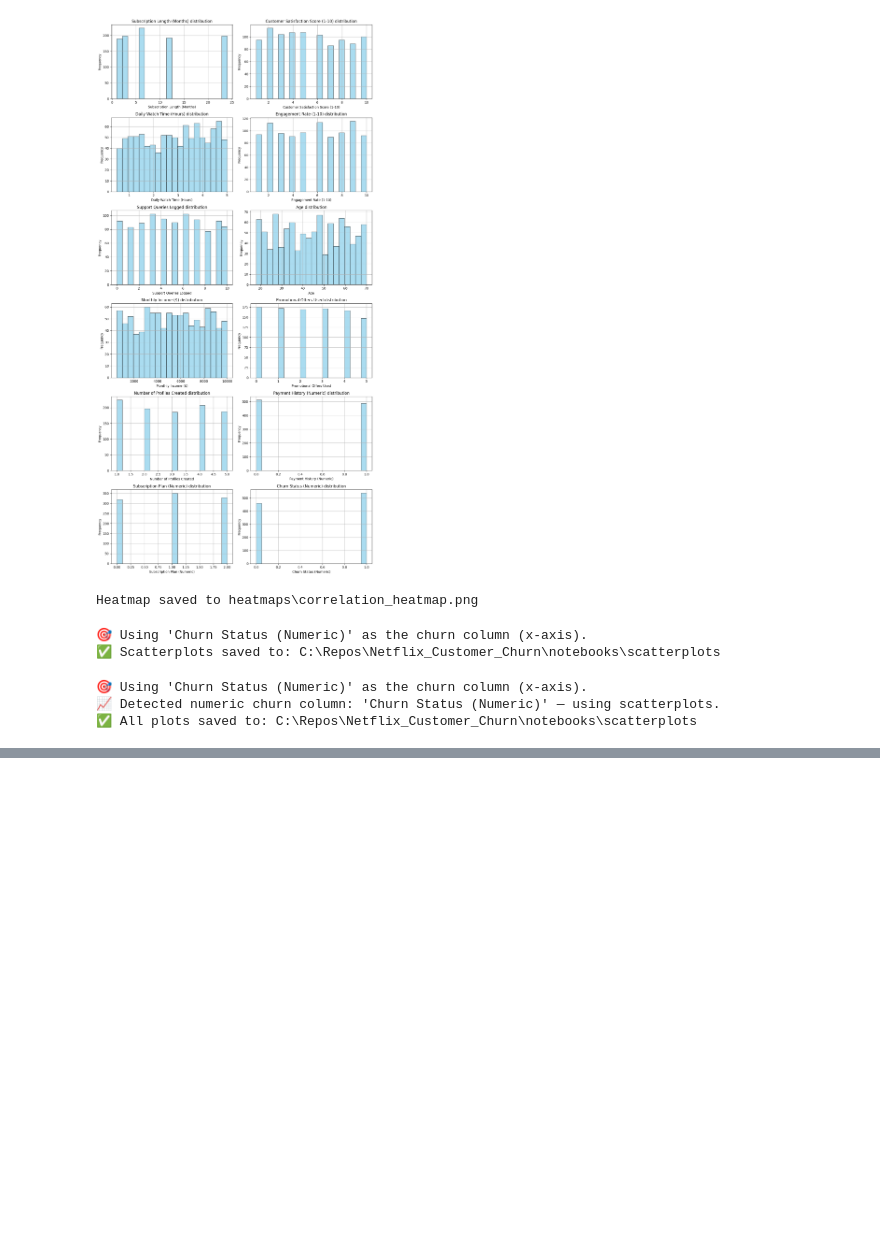
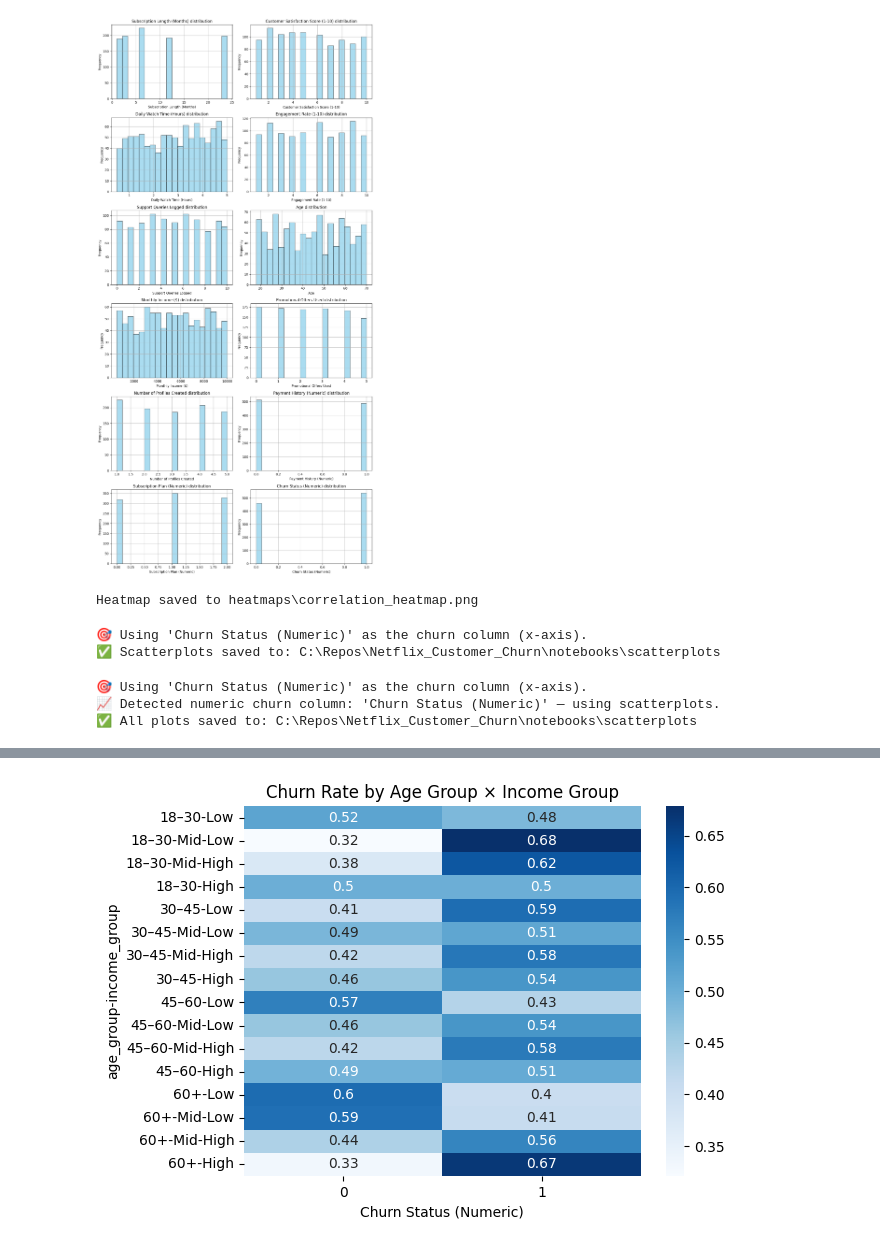
Before and after one commit to sapapesh/Netflix_Customer_Churn, a Jupyter notebook: notebooks/netflix.ipynb, the cells around one changed output, grey strips where cells are left out. Saved outputs shown, nothing was run; the diff lists cells and outputs as text; code cells hidden in the pictures; blank space fills up the shorter version.

```diff
--- a/notebooks/netflix.ipynb
+++ b/notebooks/netflix.ipynb
@@ -354,0 +405,22 @@ else:
+# %%
+# Combining age and income to compare to churn
+
+df["age_group"] = pd.cut(df["Age"], bins=[18, 30, 45, 60, 90],
+                         labels=["18–30", "30–45", "45–60", "60+"])
+
+df["income_group"] = pd.qcut(df["Monthly Income ($)"], q=4,
+                             labels=["Low", "Mid-Low", "Mid-High", "High"])
+
+
+crosstab = pd.crosstab(
+    [df["age_group"], df["income_group"]],
+    df["Churn Status (Numeric)"]
+)
+
+crosstab_norm = crosstab.div(crosstab.sum(axis=1), axis=0)
+
+sns.heatmap(crosstab_norm, annot=True, cmap="Blues")
+plt.title("Churn Rate by Age Group × Income Group")
+plt.show()
+# %% [output]
+[figure, added]
```
Also changed, not shown: parts of 4 cells of this notebook, 11 other files.
